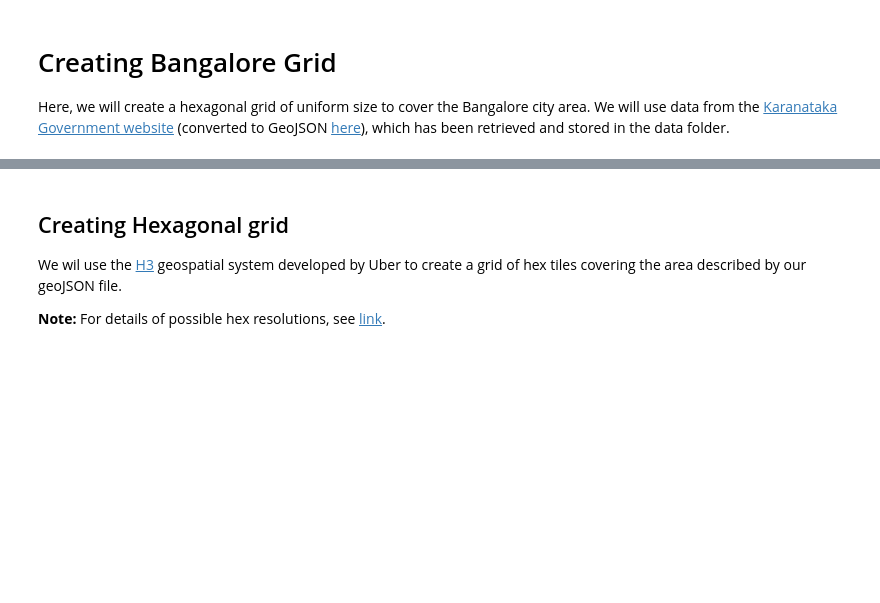
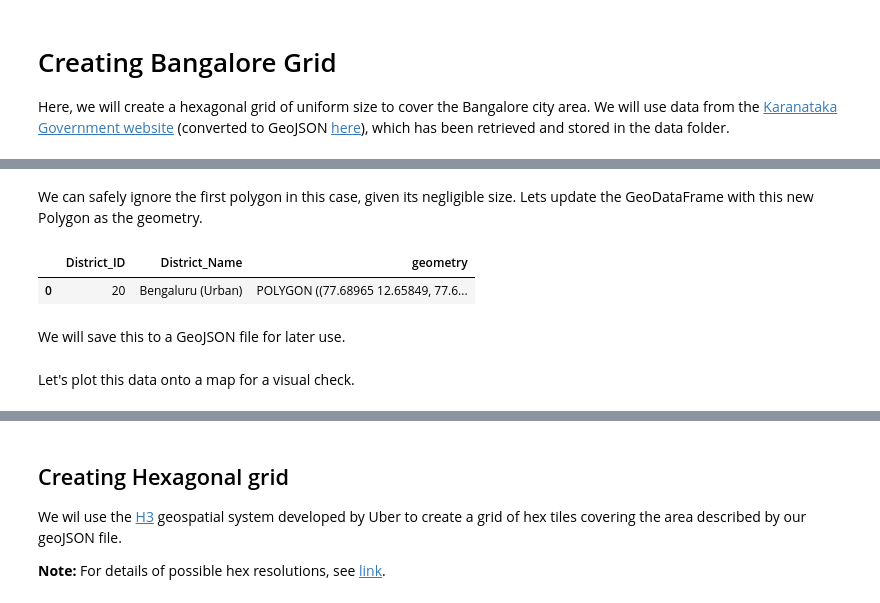
Before and after one commit to ngjoseph/Coursera_Capstone, a Jupyter notebook: notebooks/05_bangalore_grid_generation.ipynb, the cells around one changed output, grey strips where cells are left out. Saved outputs shown, nothing was run; the diff lists cells and outputs as text; code cells hidden in the pictures; blank space fills up the shorter version.

```diff
--- a/notebooks/05_bangalore_grid_generation.ipynb
+++ b/notebooks/05_bangalore_grid_generation.ipynb
@@ -27,0 +64,8 @@ We first import a geoJSON file to describe the boundaries of the Bengaluru (Urba
+# %%
+multipoly = df_blr.geometry[0]
+polygons = list(multipoly) # Convert to a list of polygons
+print('Total Area: {}\n'.format(multipoly.area))
+for i in range(len(polygons)):
+    print('Polygon {} Area: {}'.format(i,polygons[i].area))
+    print('Polygon {} Ratio: {}\n'.format(i,polygons[i].area/multipoly.area)) # What percentage of area does this polygon cover
+    display(polygons[i])
@@ -27,0 +81,12 @@ We first import a geoJSON file to describe the boundaries of the Bengaluru (Urba
+# %% [markdown]
+We can safely ignore the first polygon in this case, given its negligible size. Lets update the GeoDataFrame with this new Polygon as the geometry.
+# %%
+df_blr.geometry[0] = orient(polygons[1]) # Orient polygon correctly (right hand rule) and assign geometry
+df_blr = df_blr[['KGISDistri', 'KGISDist_1', 'geometry']]
+df_blr.rename(columns = {'KGISDistri': 'District_ID', 'KGISDist_1': 'District_Name'}, inplace=True)
+df_blr.head()
+# %% [output]
+|  | District_ID | District_Name | geometry |
+| 0 | 20 | Bengaluru (Urban) | POLYGON ((77.68965 12.65849, 77.6... |
+# %% [markdown]
+We will save this to a GeoJSON file for later use.
@@ -31,3 +98,5 @@ with open('../data/bangalore.geojson') as f:
+# %% [markdown]
+Let's plot this data onto a map for a visual check.
 # %%
 # Obtain centre coordinates for map
 geocoder = Nominatim(user_agent = 'coursera_capstone')
```
Also changed, not shown: parts of 17 cells of this notebook, 4 other files.
